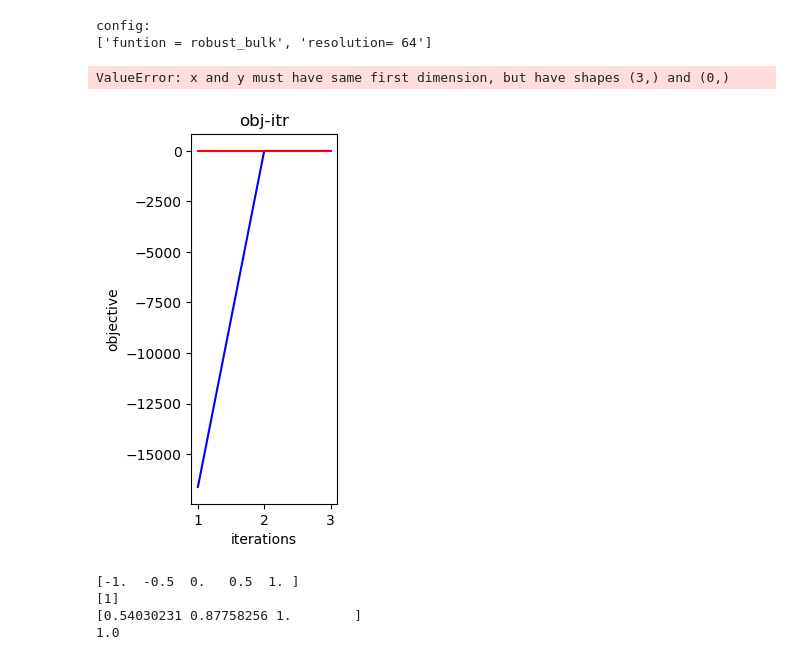
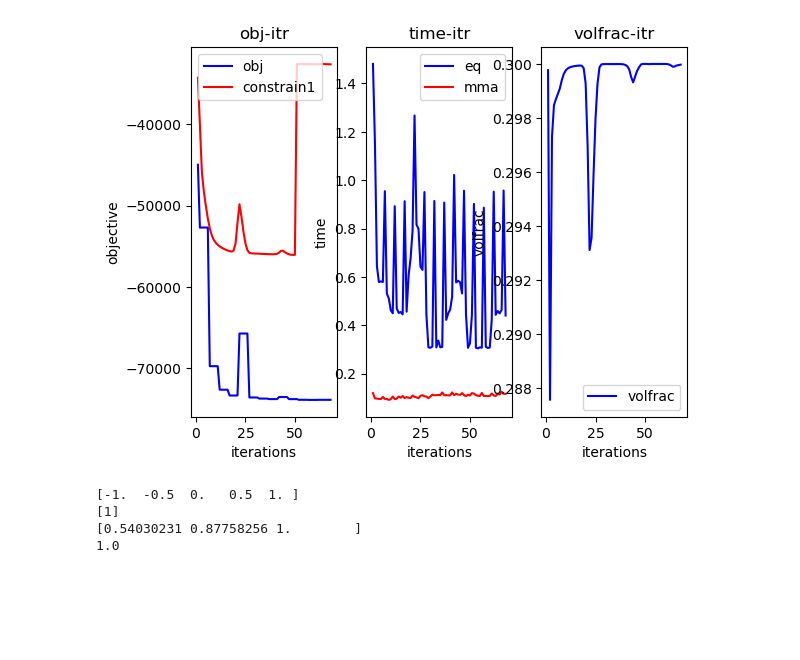
Before and after one commit to Schnabel-8/homo3d, a Jupyter notebook: scripts/data_process.ipynb, the cells around one changed output. Saved outputs shown, nothing was run; the diff lists cells and outputs as text; code cells hidden in the pictures; blank space fills up the shorter version.

```diff
--- a/scripts/data_process.ipynb
+++ b/scripts/data_process.ipynb
@@ -105,7 +105,7 @@ while iter<max_iters:
     plt.title("obj-itr")
     plot(iters,obj,color="blue",label="obj")
     plot(iters,constrain1,color="red",label="constrain1")
-    plot(iters,constrain2,color="green",label="constrain2")
+    #plot(iters,constrain2,color="green",label="constrain2")
     plt.legend()
     ## plot time-itr
     plt.subplot(132)
@@ -114,37 +114,34 @@ while iter<max_iters:
     plt.title("time-itr")
     plot(iters,time_eq,color="blue",label="eq")
     plot(iters,time_mma,color="red",label="mma")
     plt.legend()
     ## plot volfrac
     plt.subplot(133)
     plt.xlabel("iterations")
     plt.ylabel("volfrac")
     plt.title("volfrac-itr")
     plot(iters,volfrac,color="blue",label="volfrac")
     plt.legend()
 
     plt.show()
 
     time_cost=sum(time_eq)+sum(time_mma)
     time_hour=time_cost//3600
     time_minute=(time_cost%3600)//60
     time_second=int(time_cost-time_hour*3600-time_minute*60)
 
     print(f"time cost : {time_hour} hours {time_minute} minutes {time_second} s")
 
     ## block
     #ime.sleep(time_eq[iter-1]+time_mma[iter-1])
     time.sleep(time_eq[-1]+time_mma[-1])
 
 
 
     ## iter++
     iter+=1
 # %% [output]
-config:
-['funtion = robust_bulk', 'resolution= 64']
-ValueError: x and y must have same first dimension, but have shapes (3,) and (0,)
-[figure, old version]
+[figure, new version]
 # %%
 import math
 import random
```
Also changed, not shown: 1 other file.
